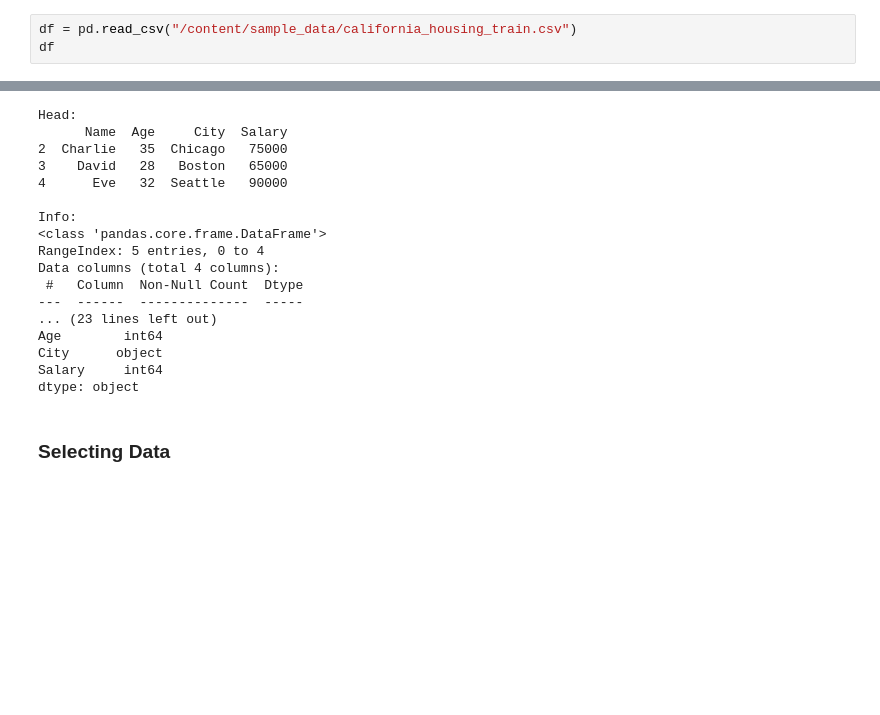
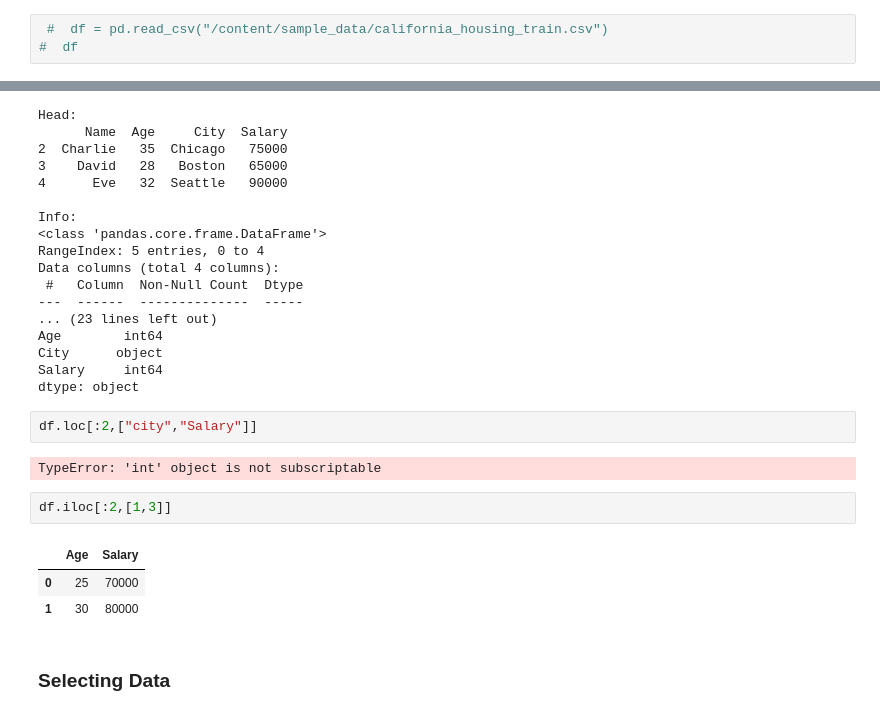
Before and after one commit to amkathum/-Colab, a Jupyter notebook: Data_Libraries.ipynb, the cells around one changed output, grey strips where cells are left out. Cells and saved outputs as stored; diff of their text form; blank space fills up the shorter version.

```diff
--- a/Data_Libraries.ipynb
+++ b/Data_Libraries.ipynb
@@ -355,8 +355,8 @@ DataFrame:
 3    David   28   Boston   65000
 4      Eve   32  Seattle   90000
 # %%
-df = pd.read_csv("/content/sample_data/california_housing_train.csv")
-df
+ #  df = pd.read_csv("/content/sample_data/california_housing_train.csv")
+#  df
 # %% [output]
 |  | longitude | latitude | housing_median_age | total_rooms | total_bedrooms | population | households | ... |
 | 0 | -114.31 | 34.19 | 15.0 | 5612.0 | 1283.0 | 1015.0 | 472.0 | ... |
@@ -402,6 +402,16 @@ Age        int64
 City      object
 Salary     int64
 dtype: object
+# %%
+df.loc[:2,["city","Salary"]]
+# %% [output]
+TypeError: 'int' object is not subscriptable
+# %%
+df.iloc[:2,[1,3]]
+# %% [output]
+|  | Age | Salary |
+| 0 | 25 | 70000 |
+| 1 | 30 | 80000 |
 # %% [markdown]
 ### Selecting Data
 # %%
```
Also changed, not shown: parts of 2 cells of this notebook.
